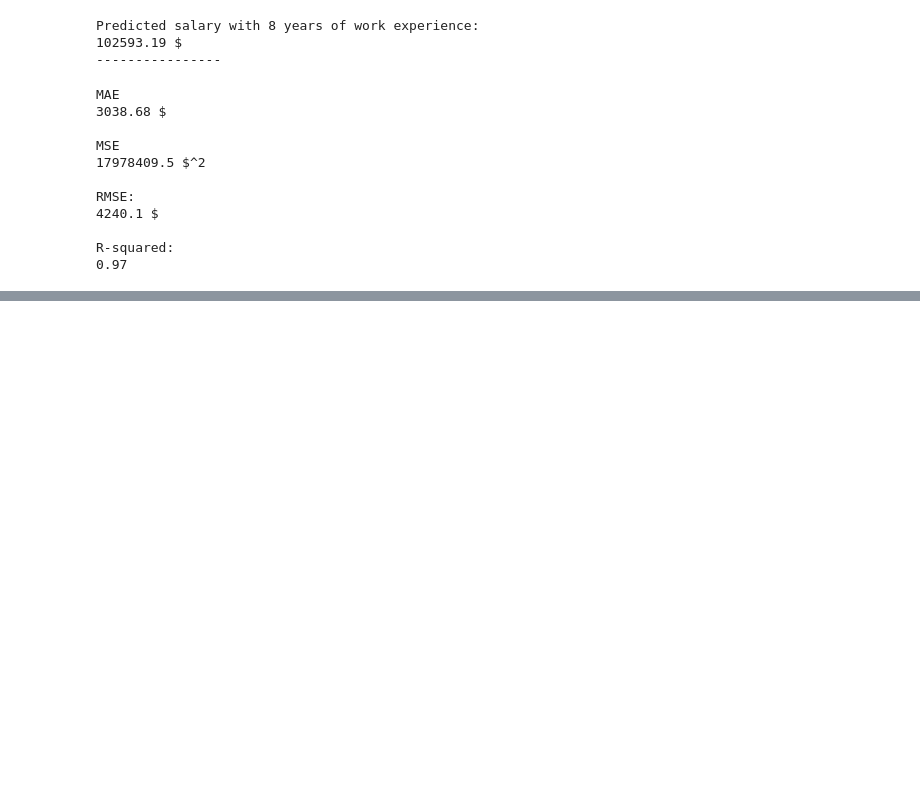
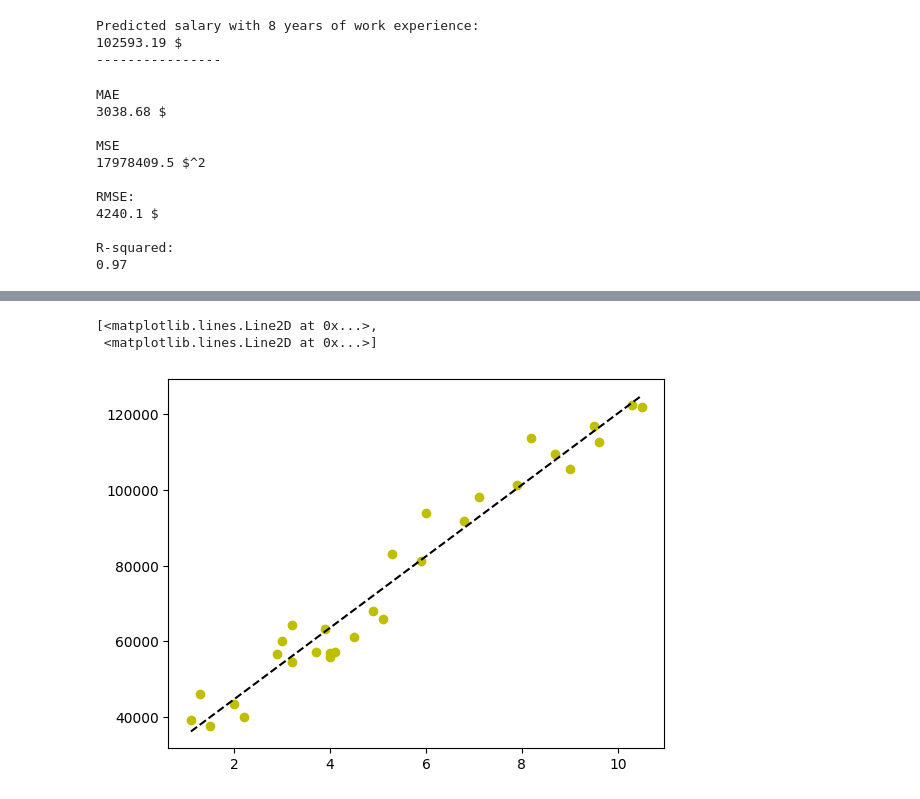
Before and after one commit to LeVperda/Introduction_to_ML, a Jupyter notebook: LinearDemo.ipynb, the cells around one changed output, grey strips where cells are left out. Cells and saved outputs as stored; diff of their text form; code cells hidden in the pictures; blank space fills up the shorter version.

```diff
--- a/LinearDemo.ipynb
+++ b/LinearDemo.ipynb
@@ -136,0 +147,14 @@ R-squared:
+# %%
+plot_x = df['YearsExperience']
+plot_y = df['Salary']
+
+coef_plot = np.polyfit(plot_x,plot_y,1)
+poly1d_fn = np.poly1d(coef_plot)
+
+# poly1d_fn is now a function which takes in x and returns an estimate for y
+#'--k'=black dashed line, 'yo' = yellow circle marker
+plt.plot(plot_x, plot_y, 'yo', plot_x, poly1d_fn(plot_x), '--k')
+# %% [output]
+[<matplotlib.lines.Line2D at 0x...>,
+ <matplotlib.lines.Line2D at 0x...>]
+[figure, added]
```
Also changed, not shown: parts of 1 cell of this notebook.
